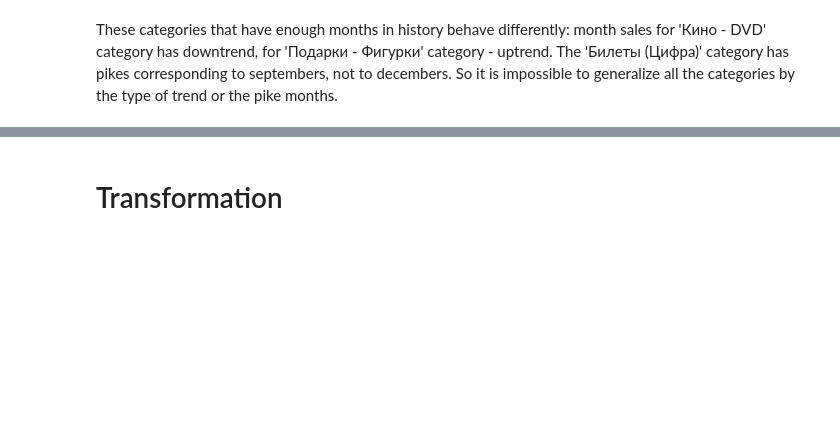
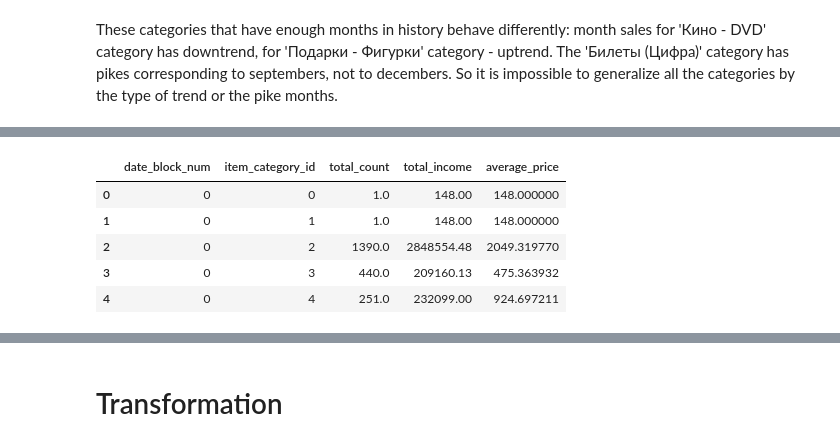
Before and after one commit to vkhmara/EPAM-Internship, a Jupyter notebook: Predict future sales/EDA future sales.ipynb, the cells around one changed output, grey strips where cells are left out. Cells and saved outputs as stored; diff of their text form; code cells hidden in the pictures; blank space fills up the shorter version.

```diff
--- a/Predict future sales/EDA future sales.ipynb
+++ b/Predict future sales/EDA future sales.ipynb
@@ -680,0 +728,19 @@ These categories that have enough months in history behave differently: month sa
+# %%
+category_item_price = sales_train.merge(
+    items.drop(columns='item_name'), on='item_id'
+    )\
+    .groupby(['date_block_num', 'item_category_id'])\
+    .agg({'item_cnt_day': 'sum',
+         'total_income': 'sum'})\
+    .reset_index()\
+    .rename(columns={'item_cnt_day': 'total_count'})
+
+category_item_price['average_price'] = category_item_price.total_income / category_item_price.total_count
+category_item_price.head()
+# %% [output]
+|  | date_block_num | item_category_id | total_count | total_income | average_price |
+| 0 | 0 | 0 | 1.0 | 148.00 | 148.000000 |
+| 1 | 0 | 1 | 1.0 | 148.00 | 148.000000 |
+| 2 | 0 | 2 | 1390.0 | 2848554.48 | 2049.319770 |
+| 3 | 0 | 3 | 440.0 | 209160.13 | 475.363932 |
+| 4 | 0 | 4 | 251.0 | 232099.00 | 924.697211 |
```
Also changed, not shown: parts of 18 cells of this notebook.
